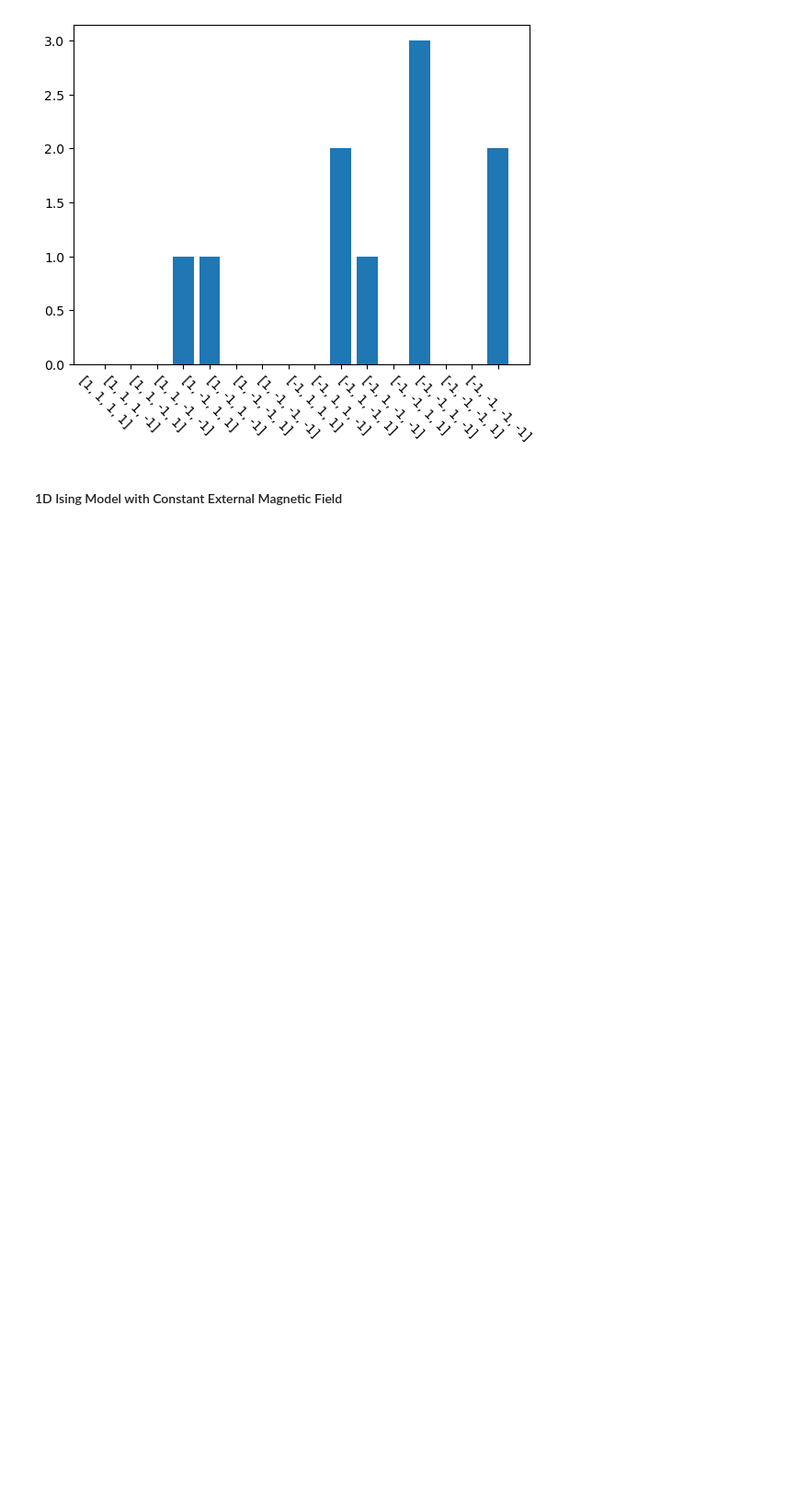
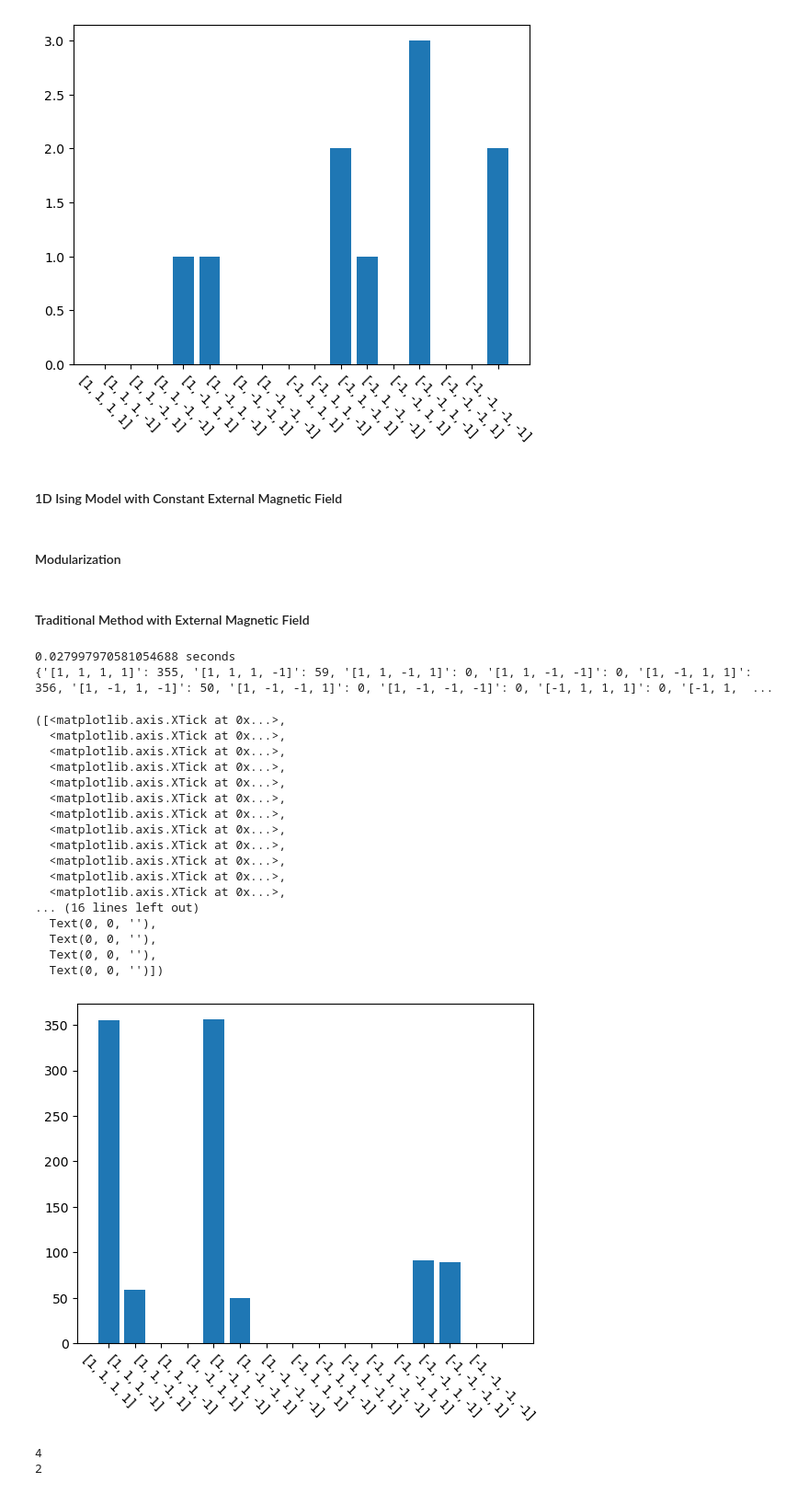
Before and after one commit to ZihanLi26/20041DIsing, a Jupyter notebook: 20041D Ising Code.ipynb, the cells around one changed output. Shown at 92% size. Cells and saved outputs as stored; diff of their text form; code cells hidden in the pictures; blank space fills up the shorter version.

```diff
--- a/20041D Ising Code.ipynb
+++ b/20041D Ising Code.ipynb
@@ -684,3 +684,5 @@ plt.xticks(ticks = list(dyct.keys()), rotation = 315)
 [figure]
 # %% [markdown]
 #### 1D Ising Model with Constant External Magnetic Field
+# %% [markdown]
+#### Modularization
@@ -686,0 +1105,70 @@ plt.xticks(ticks = list(dyct.keys()), rotation = 315)
+# %% [markdown]
+#### Traditional Method with External Magnetic Field
+# %%
+# Traditional method for simulating 1D Ising model with external magnetic field
+N = 4
+J = -0.25 * np.log(0.5) + 0.1
+T = 1
+B = -0.5 * np.log(0.5)
+
+def energy(spin):
+    EJ = 0
+    EB = 0
+    for temp6 in range(0, len(spin)):
+        EJ += spin[temp6 - 1] * spin[temp6]
+    for temp7 in range(len(spin)):
+        EB += spin[temp7]
+    E = -J * EJ - B * EB
+    return E
+
+def deltaE(spin, ind):
+    temp = spin.copy()
+    temp[ind] = temp[ind] * (-1)
+    dE = energy(temp) - energy(spin)
+    return dE
+
+start = time()
+dyct = {'[1, 1, 1, 1]':0, '[1, 1, 1, -1]':0, '[1, 1, -1, 1]':0, '[1, 1, -1, -1]':0,
+       '[1, -1, 1, 1]':0, '[1, -1, 1, -1]':0, '[1, -1, -1, 1]':0, '[1, -1, -1, -1]':0,
+       '[-1, 1, 1, 1]':0, '[-1, 1, 1, -1]':0, '[-1, 1, -1, 1]':0, '[-1, 1, -1, -1]':0,
+       '[-1, -1, 1, 1]':0, '[-1, -1, 1, -1]':0, '[-1, -1, -1, 1]':0, '[-1, -1, -1, -1]':0,}
+
+for j in range(1000):
+    spins = [1, 1, -1, 1]
+    for i in range(len(spins)):
+        index = i
+        if deltaE(spins, index) <= 0 or (deltaE(spins, index) > 0 and random.random() < np.exp(-deltaE(spins, index)/T)):
+            spins[index] = spins[index] * (-1)
+    dyct[str(spins)] = dyct[str(spins)] + 1
+
+print(float(time() - start), 'seconds')
+print(dyct)
+plt.bar(dyct.keys(), dyct.values())
+plt.xticks(ticks = list(dyct.keys()), rotation = 315)
+# %% [output]
+0.027997970581054688 seconds
+{'[1, 1, 1, 1]': 355, '[1, 1, 1, -1]': 59, '[1, 1, -1, 1]': 0, '[1, 1, -1, -1]': 0, '[1, -1, 1, 1]': 356, '[1, -1, 1, -1]': 50, '[1, -1, -1, 1]': 0, '[1, -1, -1, -1]': 0, '[-1, 1, 1, 1]': 0, '[-1, 1,  ...
+([<matplotlib.axis.XTick at 0x...>,
+  <matplotlib.axis.XTick at 0x...>,
+  <matplotlib.axis.XTick at 0x...>,
+  <matplotlib.axis.XTick at 0x...>,
+  <matplotlib.axis.XTick at 0x...>,
+  <matplotlib.axis.XTick at 0x...>,
+  <matplotlib.axis.XTick at 0x...>,
+  <matplotlib.axis.XTick at 0x...>,
+  <matplotlib.axis.XTick at 0x...>,
+  <matplotlib.axis.XTick at 0x...>,
+  <matplotlib.axis.XTick at 0x...>,
+  <matplotlib.axis.XTick at 0x...>,
+... (16 lines left out)
+  Text(0, 0, ''),
+  Text(0, 0, ''),
+  Text(0, 0, ''),
+  Text(0, 0, '')])
+[figure, added]
+# %%
+print(energy([-1,-1,-1,-1]))
+print(deltaE([-1,-1,-1,-1],0))
+# %% [output]
+4
+2
```
Also changed, not shown: parts of 18 cells of this notebook.
